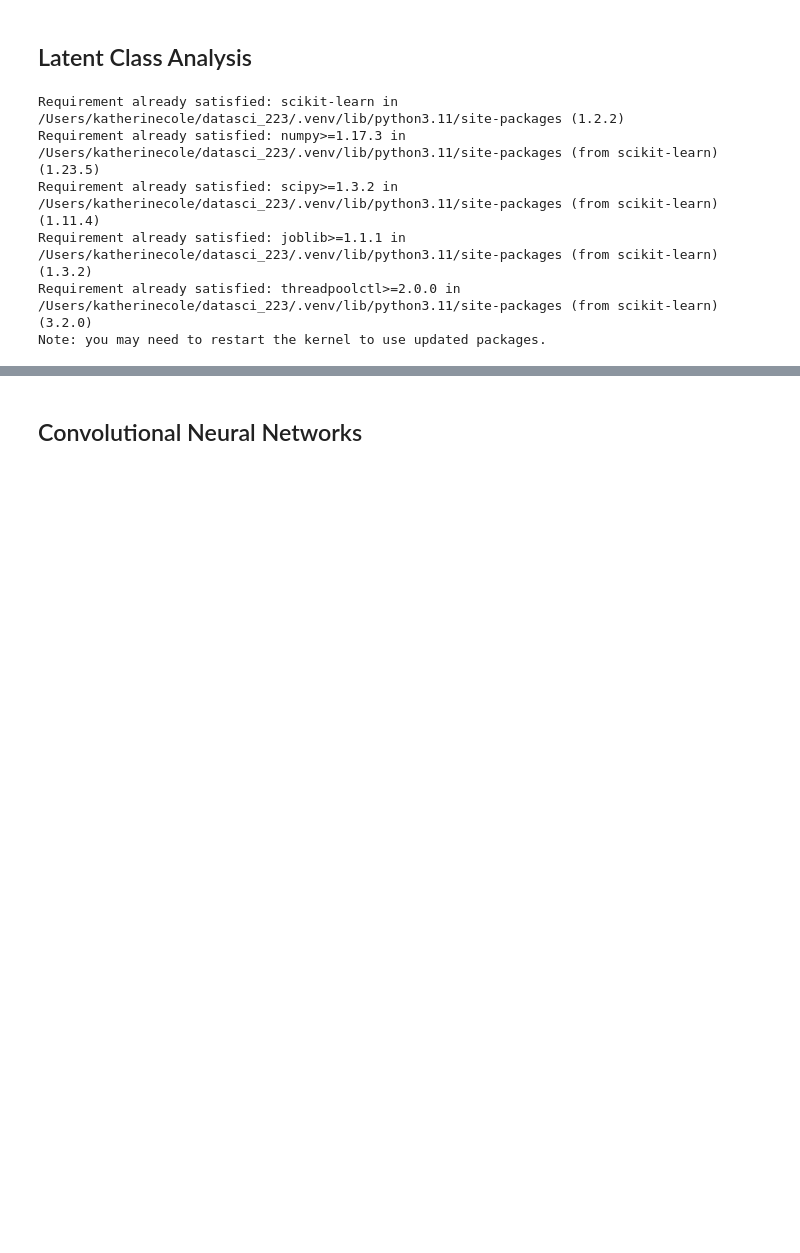
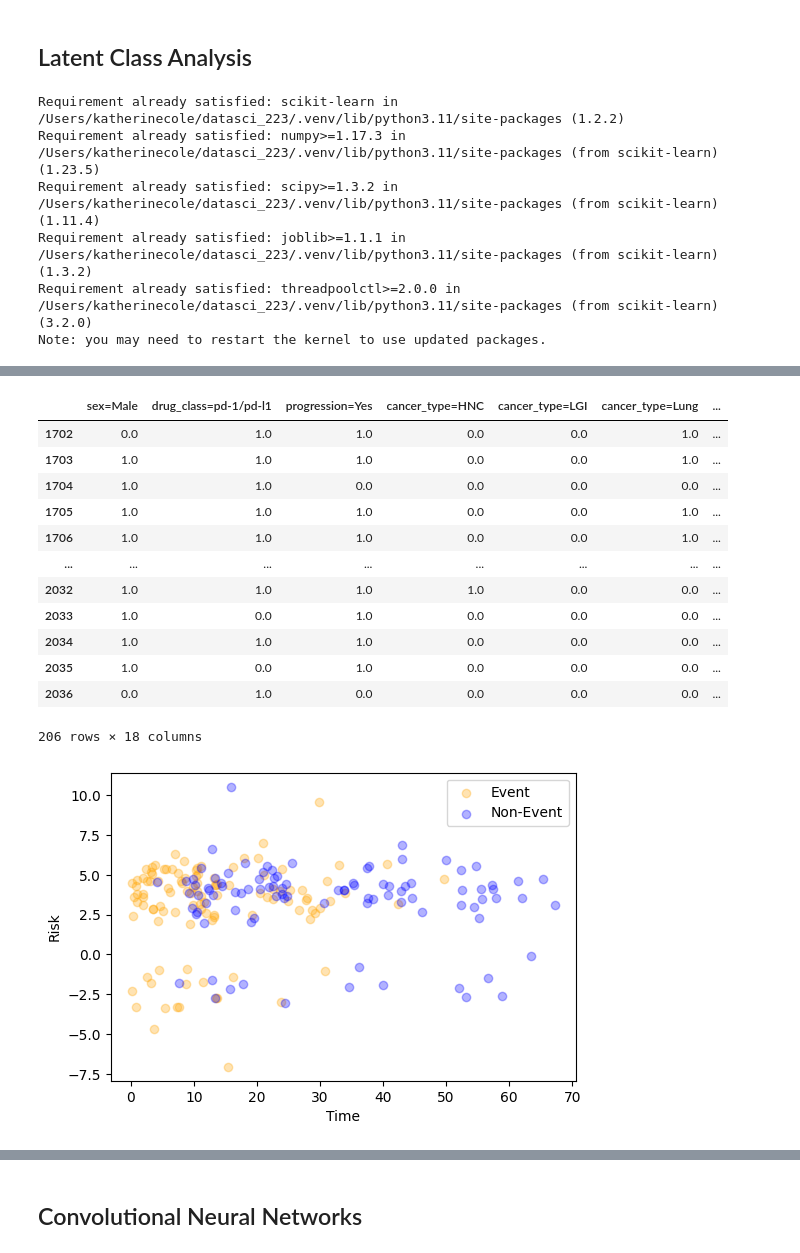
Before and after one commit to Kcole3/datasci_223, a Jupyter notebook: exercises/final_project.ipynb, the cells around one changed output, grey strips where cells are left out. Saved outputs shown, nothing was run; the diff lists cells and outputs as text; code cells hidden in the pictures; blank space fills up the shorter version.

```diff
--- a/exercises/final_project.ipynb
+++ b/exercises/final_project.ipynb
@@ -1277,7 +1279,7 @@ num_features = 15
 c = torch.randn(num_features)
 #c = torch.randn(26)
 
-net = CoxNNet(train_df, 'vital_status', 'OS', coefficients=c)
+net = CoxNNet(train_df2, 'vital_status', 'OS', coefficients=c)
 loss = net.forward()
 print("Loss:", loss.item())
 # %% [output]
@@ -1963,6 +1965,9 @@ Requirement already satisfied: joblib>=1.1.1 in /Users/katherinecole/datasci_223
 Requirement already satisfied: threadpoolctl>=2.0.0 in /Users/katherinecole/datasci_223/.venv/lib/python3.11/site-packages (from scikit-learn) (3.2.0)
 Note: you may need to restart the kernel to use updated packages.
 # %%
+
+#This is the actual code
+
 def lca(df, event, time, n=2, architecture=None, lr=0.0001, epochs=1000, output=False):
     """Function to fit the LCA model and train the GNN models.
 
@@ -1984,6 +1989,7 @@ def lca(df, event, time, n=2, architecture=None, lr=0.0001, epochs=1000, output=
     # Initialise LatentClass column as 0
     X['LatentClass'] = 0
 
+    display(X)
     # Fits the LCA model
     model = LCA(X, event, time, n_components=n, architecture=architecture)
     model.fit()
@@ -2001,4 +2007,4 @@ def lca(df, event, time, n=2, architecture=None, lr=0.0001, epochs=1000, output=
     return model
 
 #Test for implementation
-cancer_lca1 = lca(train_df, 'vital_status', 'OS', 1)
+#cancer_lca1 = lca(train_df, 'vital_status', 'OS', 1)
@@ -2011,0 +2011,34 @@ Score: 0.7940619750676764
+# %%
+#THIS CODE WORKS
+
+def predict_with_lca(model, df):
+    """Function to predict using a trained LCA model on a new dataset.
+
+    Args:
+        model (LCA): Trained LCA model.
+        df (pandas.DataFrame): New dataset for prediction.
+
+    Returns:
+        pandas.Series: Predictions for the new dataset.
+    """
+    # Assuming the new dataset doesn't have LatentClass column
+    df_copy = df.copy()
+    df_copy['LatentClass'] = 0
+    df_copy['LatentClass'] = model.gmm.predict(df_copy)
+
+    model.df = df_copy
+
+    # Predict using the existing predict method of LCA class
+    score = model.predict()
+
+    print("Total Loss: {0} \nScore: {1}".format(loss, score))
+
+    return model
+
+# Example usage:
+# Assuming cancer_lca1 is your
+# predictions = predict_with_lca(model=cancer_lca1, df=test_df)
+# predictions = predict_with_lca(model=cancer_lca10_arch, df=test_df, architecture=cancer_architecture)
+# %%
+train_df = train_df[columns_to_select]
+cancer_lca10_arch = lca(train_df, 'vital_status', 'OS', 10, cancer_architecture)
@@ -2011,0 +2079,18 @@ Score: 0.7940619750676764
+# %%
+#This code works and should be moved
+predictions = predict_with_lca(model=cancer_lca10_arch, df=test_df)
+# %% [output]
+|  | sex=Male | drug_class=pd-1/pd-l1 | progression=Yes | cancer_type=HNC | cancer_type=LGI | cancer_type=Lung | ... |
+| 1702 | 0.0 | 1.0 | 1.0 | 0.0 | 0.0 | 1.0 | ... |
+| 1703 | 1.0 | 1.0 | 1.0 | 0.0 | 0.0 | 1.0 | ... |
+| 1704 | 1.0 | 1.0 | 0.0 | 0.0 | 0.0 | 0.0 | ... |
+| 1705 | 1.0 | 1.0 | 1.0 | 0.0 | 0.0 | 1.0 | ... |
+| 1706 | 1.0 | 1.0 | 1.0 | 0.0 | 0.0 | 1.0 | ... |
+| ... | ... | ... | ... | ... | ... | ... | ... |
+| 2032 | 1.0 | 1.0 | 1.0 | 1.0 | 0.0 | 0.0 | ... |
+| 2033 | 1.0 | 0.0 | 1.0 | 0.0 | 0.0 | 0.0 | ... |
+| 2034 | 1.0 | 1.0 | 1.0 | 0.0 | 0.0 | 0.0 | ... |
+| 2035 | 1.0 | 0.0 | 1.0 | 0.0 | 0.0 | 0.0 | ... |
+| 2036 | 0.0 | 1.0 | 0.0 | 0.0 | 0.0 | 0.0 | ... |
+206 rows × 18 columns
+[figure, added]
```
Also changed, not shown: parts of 27 cells of this notebook, 2 other files.
